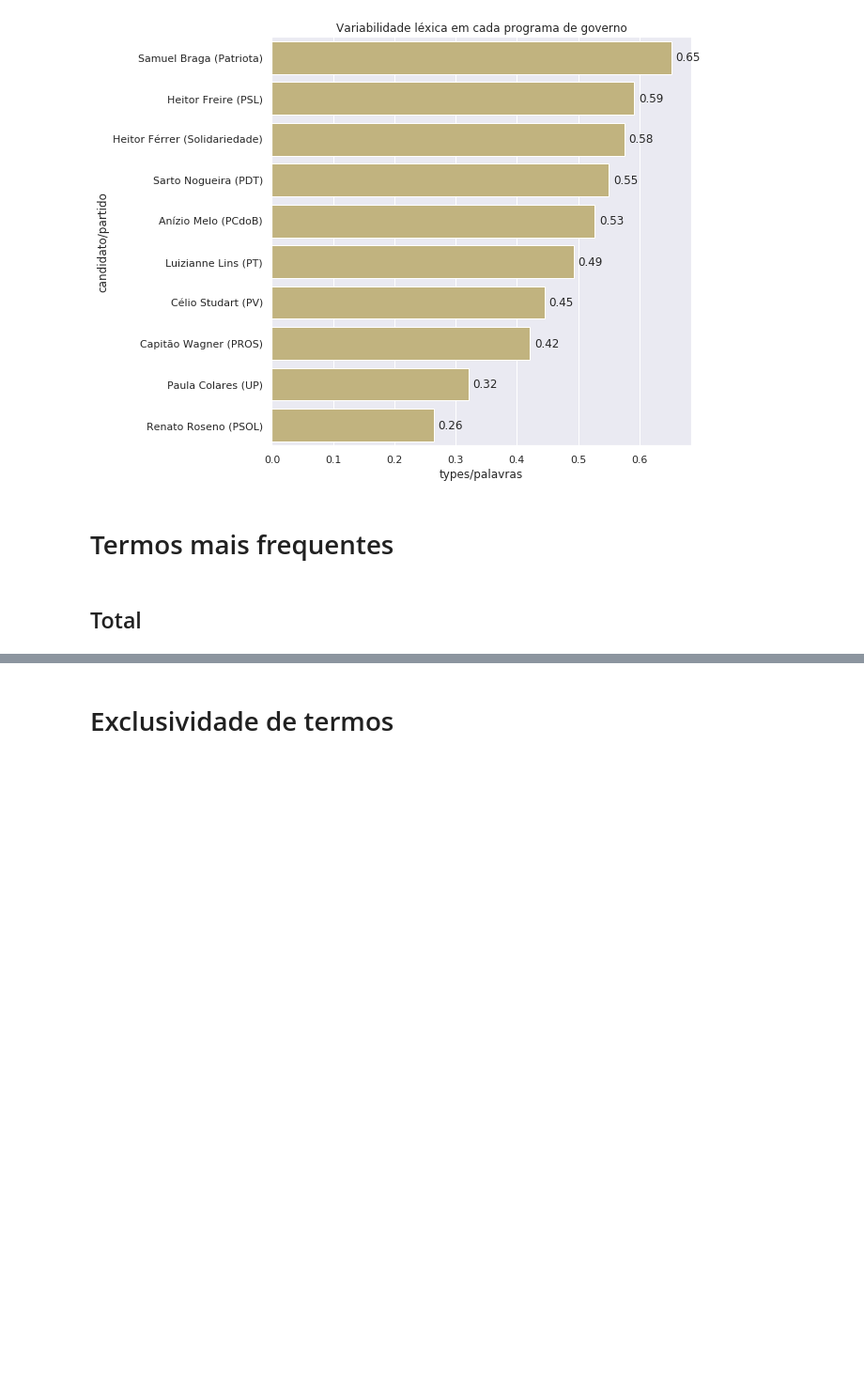
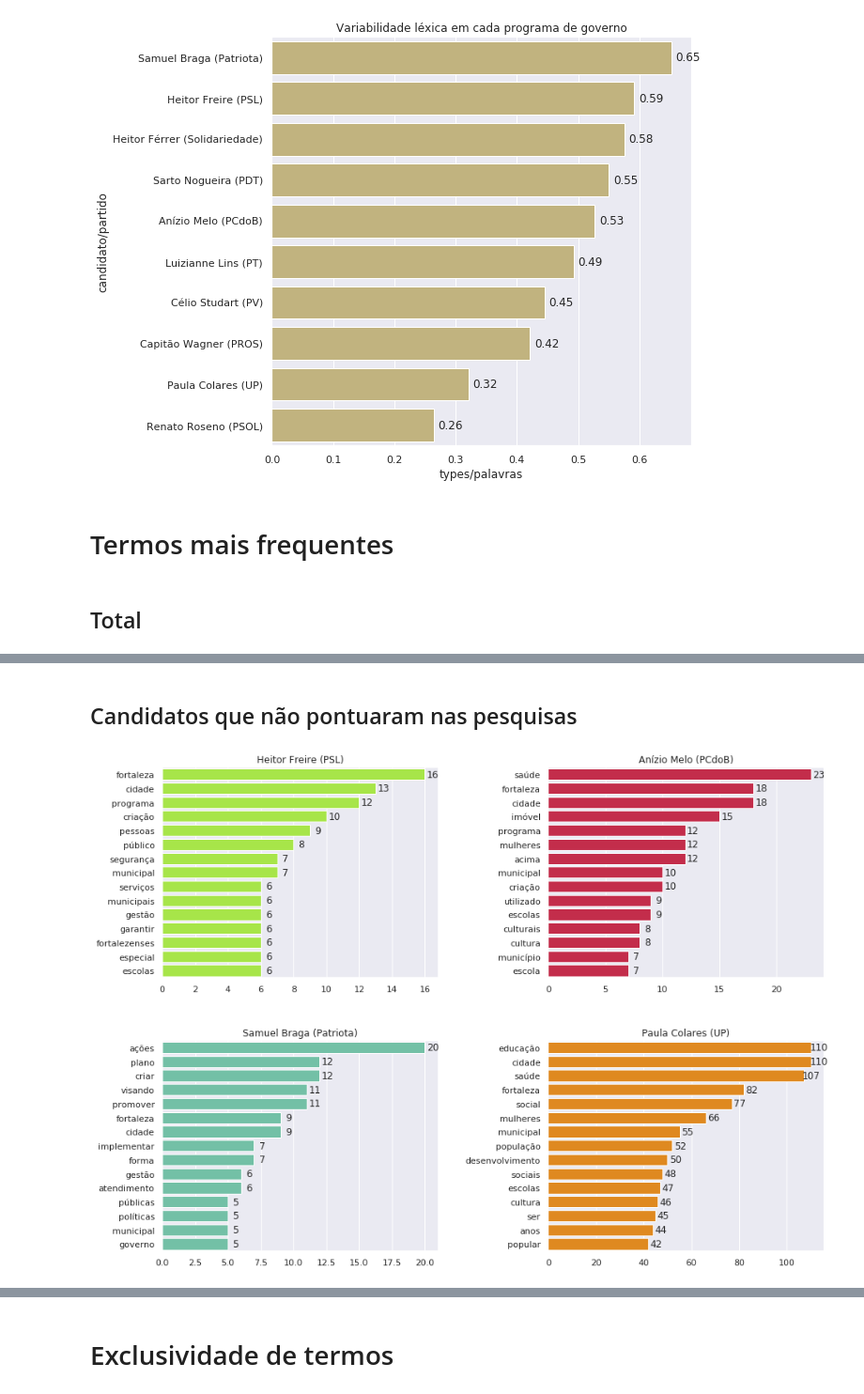
Before and after one commit to cabrau/planosGovernoFortaleza2020, a Jupyter notebook: PlanGov-Fortaleza2020.ipynb, the cells around one changed output, grey strips where cells are left out. Shown at 94% size. Cells and saved outputs as stored; diff of their text form; code cells hidden in the pictures; blank space fills up the shorter version.

```diff
--- a/PlanGov-Fortaleza2020.ipynb
+++ b/PlanGov-Fortaleza2020.ipynb
@@ -349,0 +377,44 @@ plt.show()
+# %% [markdown]
+## Candidatos que não pontuaram nas pesquisas
+# %%
+paulacolares = df[df['candidato']=='Paula Colares']['programa'].values[0]
+aniziomelo = df[df['candidato']=='Anízio Melo']['programa'].values[0]
+heitorfreire = df[df['candidato']=='Heitor Freire']['programa'].values[0]
+samuelbraga = df[df['candidato']=='Samuel Braga']['programa'].values[0]
+# %%
+#unigrams
+
+ngrams_range = (1,1)
+plt.figure(figsize=(15, 10))
+#plt.suptitle("10 termos frequentes", fontsize=14)
+ngrams_range = (1,1)
+plt.subplot(221)
+plt.title('Heitor Freire (PSL)')
+heitorfreire_unigrams = build_ngram_df(heitorfreire, ngram = ngrams_range, n=topNgrams)
+plotNgrams(heitorfreire_unigrams,col='greenyellow')
+
+plt.subplot(222)
+plt.title('Anízio Melo (PCdoB)')
+aniziomelo_unigrams = build_ngram_df(aniziomelo, ngram = ngrams_range, n=topNgrams)
+plotNgrams(aniziomelo_unigrams,col='crimson')
+
+plt.subplot(223)
+plt.title('Samuel Braga (Patriota)')
+samuelbraga_unigrams = build_ngram_df(samuelbraga, ngram = ngrams_range, n=topNgrams)
+plotNgrams(samuelbraga_unigrams,col='mediumaquamarine')
+
+plt.subplot(224)
+plt.title('Paula Colares (UP)')
+paulacolares_unigrams = build_ngram_df(paulacolares, ngram = ngrams_range, n=topNgrams)
+plotNgrams(paulacolares_unigrams,col='darkorange')
+
+plt.subplots_adjust(left=0.125,
+                    bottom=0.1,
+                    right=0.9,
+                    top=0.95,
+                    wspace=0.4,
+                    hspace=0.3)
+plt.savefig('plots/top10_unigramas_ultimos.png',dpi=150)
+plt.show()
+# %% [output]
+[figure, added]
```
Also changed, not shown: parts of 31 cells of this notebook, 7 other files.
